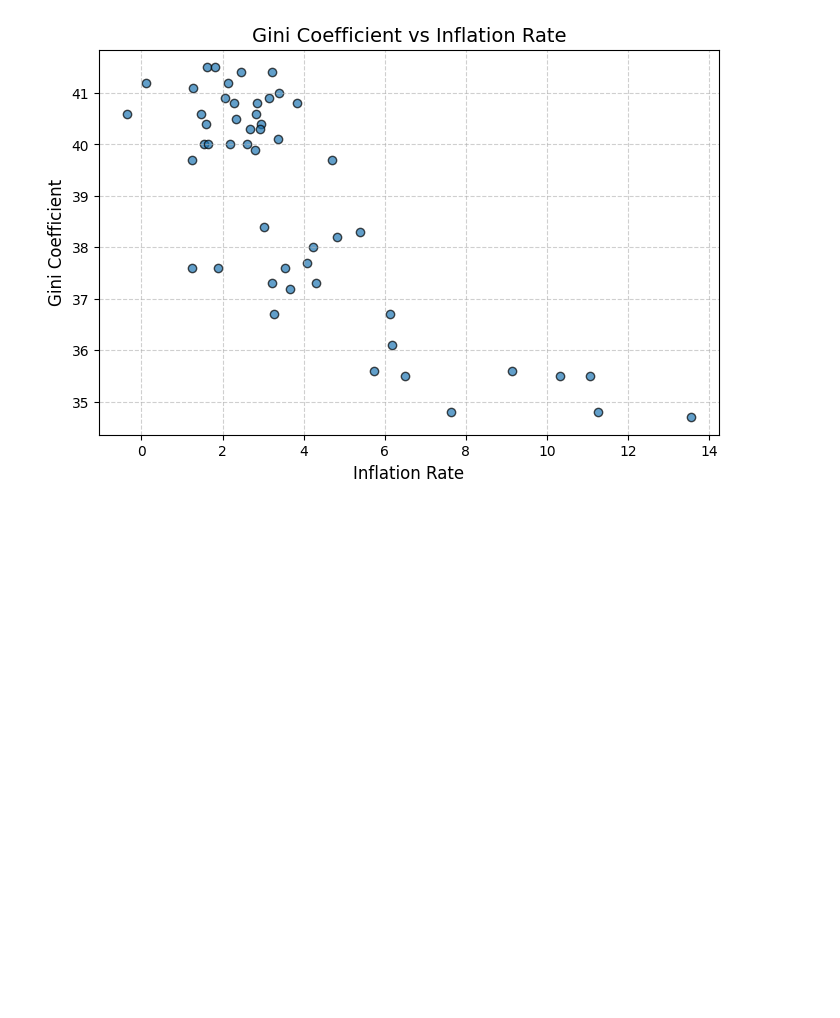
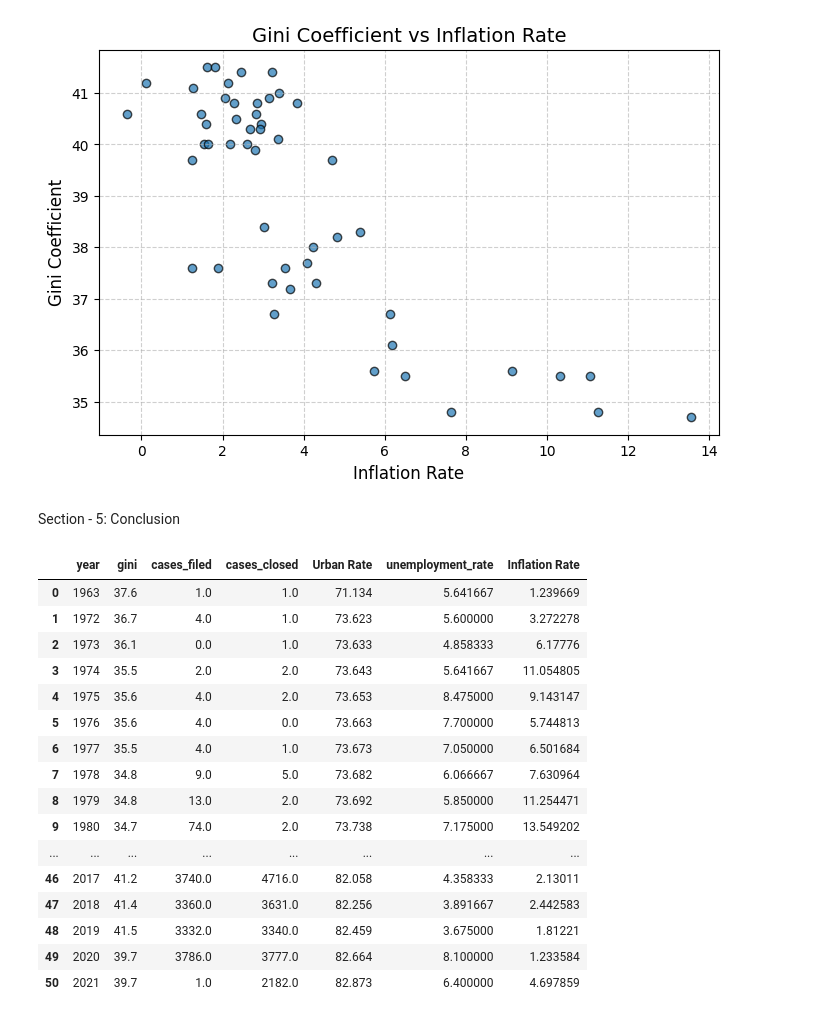
Before and after one commit to Sai0472003/PatentLitigation_Impact, a Jupyter notebook: Project1.ipynb, the cells around one changed output. Drawn from its saved outputs; the diff is of its cells as text; code cells hidden in the pictures; blank space fills up the shorter version.

```diff
--- a/Project1.ipynb
+++ b/Project1.ipynb
@@ -132,3 +182,25 @@ for x in x_vars:
 [figure]
 [figure]
 [figure]
+# %% [markdown]
+Section - 5: Conclusion
+# %%
+complete_merged
+# %% [output]
+|  | year | gini | cases_filed | cases_closed | Urban Rate | unemployment_rate | Inflation Rate |
+| 0 | 1963 | 37.6 | 1.0 | 1.0 | 71.134 | 5.641667 | 1.239669 |
+| 1 | 1972 | 36.7 | 4.0 | 1.0 | 73.623 | 5.600000 | 3.272278 |
+| 2 | 1973 | 36.1 | 0.0 | 1.0 | 73.633 | 4.858333 | 6.17776 |
+| 3 | 1974 | 35.5 | 2.0 | 2.0 | 73.643 | 5.641667 | 11.054805 |
+| 4 | 1975 | 35.6 | 4.0 | 2.0 | 73.653 | 8.475000 | 9.143147 |
+| 5 | 1976 | 35.6 | 4.0 | 0.0 | 73.663 | 7.700000 | 5.744813 |
+| 6 | 1977 | 35.5 | 4.0 | 1.0 | 73.673 | 7.050000 | 6.501684 |
+| 7 | 1978 | 34.8 | 9.0 | 5.0 | 73.682 | 6.066667 | 7.630964 |
+| 8 | 1979 | 34.8 | 13.0 | 2.0 | 73.692 | 5.850000 | 11.254471 |
+| 9 | 1980 | 34.7 | 74.0 | 2.0 | 73.738 | 7.175000 | 13.549202 |
+| ... | ... | ... | ... | ... | ... | ... | ... |
+| 46 | 2017 | 41.2 | 3740.0 | 4716.0 | 82.058 | 4.358333 | 2.13011 |
+| 47 | 2018 | 41.4 | 3360.0 | 3631.0 | 82.256 | 3.891667 | 2.442583 |
+| 48 | 2019 | 41.5 | 3332.0 | 3340.0 | 82.459 | 3.675000 | 1.81221 |
+| 49 | 2020 | 39.7 | 3786.0 | 3777.0 | 82.664 | 8.100000 | 1.233584 |
+| 50 | 2021 | 39.7 | 1.0 | 2182.0 | 82.873 | 6.400000 | 4.697859 |
```
Also changed, not shown: parts of 6 cells of this notebook.
